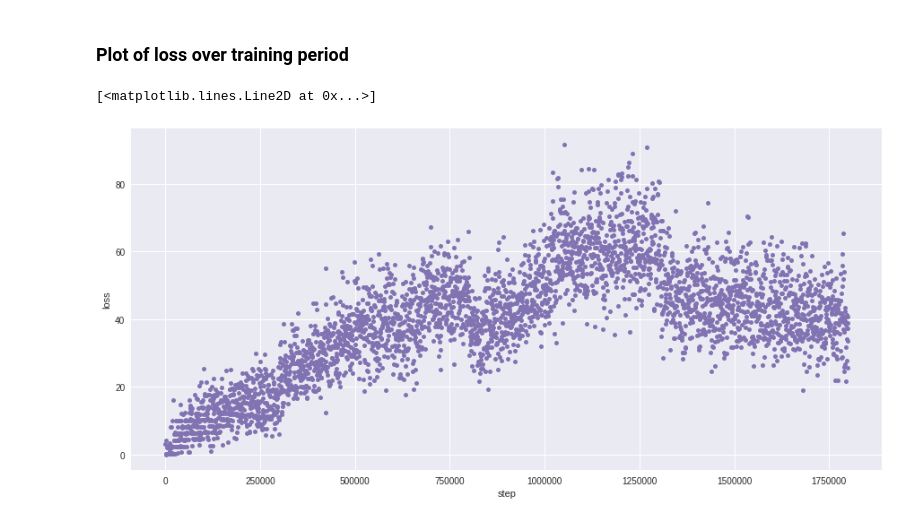
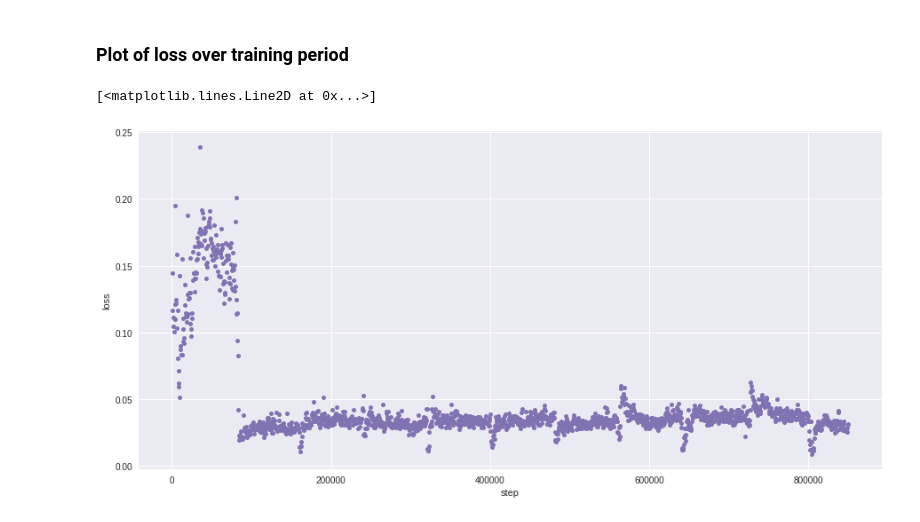
Before and after one commit to jkreft/ifml_project, a Jupyter notebook: analysis.ipynb, the cells around one changed output. Drawn from its saved outputs; the diff is of its cells as text; code cells hidden in the pictures.

```diff
--- a/analysis.ipynb
+++ b/analysis.ipynb
@@ -25,15 +25,15 @@ def latest(d):
     return flist[np.argmax(flist[np.where(flist[:,1] == np.max(flist[:,1]))][:,2])][0]
 # %%
 last = True
-directory = './agent_code/dqn_agent/models/'
+directory = '/home/phaetjay/programming/ifml/models/'
 
-name = 'model-2019-03-20 01:58:48_step-2000000_aint-500_lint-8.pth'
+name = 'from_vserver/model-2019-03-21 01:15:03_step-850000_aint-500_lint-8.pth'
 #name = latest(directory) if last else name
 # %%
 print('Model name:', name)
 aint = int(name.split('_aint-')[1].split('_lint')[0])
 lint = int(name.split('_lint-')[1].split('.pth')[0])
-data = T.load('./agent_code/dqn_agent/models/' + name, map_location='cpu')['analysis']
+data = T.load(directory+ name, map_location='cpu')['analysis']
 print(f'Analysis interval: {aint}, learning interval: {lint}')
 data = np.array(data)
 print(f'Lenght of analysis data: {len(data)}')
@@ -93,8 +113,8 @@ plt.plot(steps, reward, 'o', ms=5, color='C1')
 # %%
 plt.figure(figsize=(15, 7))
 plt.xlabel('step')
 plt.ylabel('loss')
-plt.plot(steps, loss, 'o', ms=5, color='C3')
+plt.plot(steps[1:], loss[1:], 'o', ms=5, color='C3')
 # %% [output]
 [<matplotlib.lines.Line2D at 0x...>]
-[figure, old version]
+[figure, new version]
```
Also changed, not shown: parts of 7 cells of this notebook, 3 other files.
